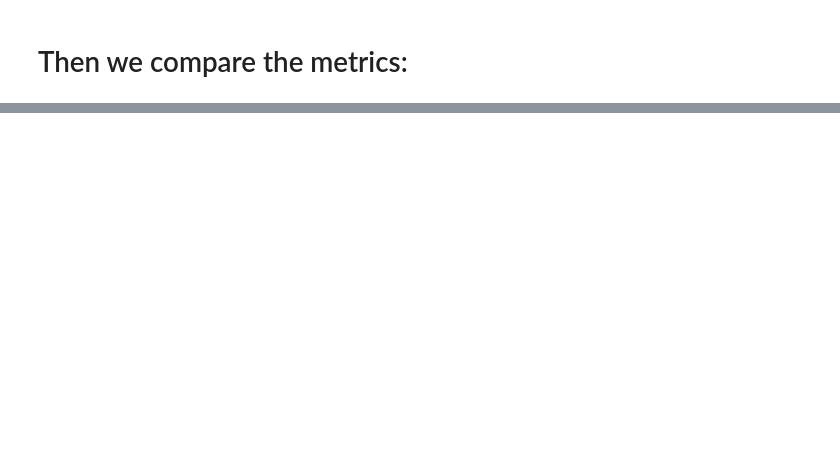
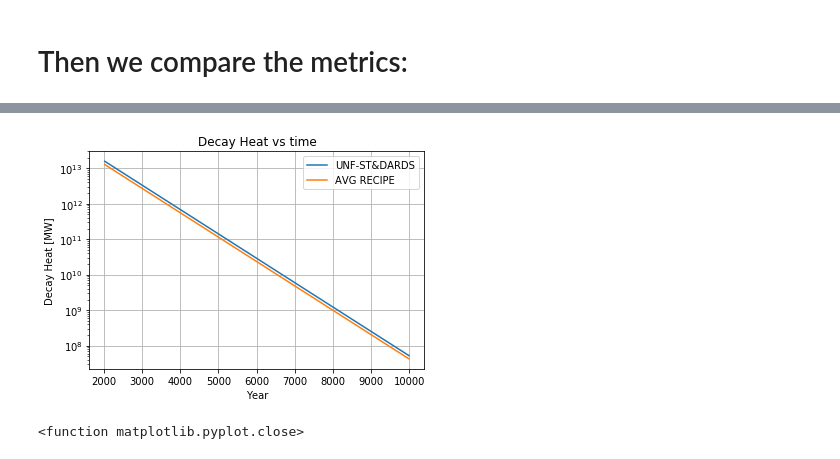
Before and after one commit to katyhuff/2018-bae-ornl, a Jupyter notebook: input/udb/udb-sensitivity.ipynb, the cells around one changed output, grey strips where cells are left out. Cells and saved outputs as stored; diff of their text form; code cells hidden in the pictures; blank space fills up the shorter version.

```diff
--- a/input/udb/udb-sensitivity.ipynb
+++ b/input/udb/udb-sensitivity.ipynb
@@ -183,0 +370,33 @@ def decay_heat(assem_dict):
+# %%
+def lump_dict_to_mat(assem_dict):
+    out_mat = Material({'H1':1},1e-6)
+    for key, val in assem_dict.items():
+        out_mat = out_mat + assem_dict[key]['mat']
+    return out_mat
+# %%
+decayed_lump_mat = lump_dict_to_mat(decayed_lump_dict)
+decayed_recipe_mat = lump_dict_to_mat(decayed_recipe_dict)
+# %%
+def plot_decay_heat(mat, start_year, end_year, n_grid=100):
+    heat_array = np.zeros(n_grid)
+    time_array = np.linspace(0, ((end_year - start_year) * (3600 * 24 * 365)), n_grid)
+    time_axis = np.linspace(start_year, end_year, n_grid)
+    for index, time in enumerate(time_array):
+        decayed = mat.decay(time)
+        heat_array[index] = nansum(decayed.decay_heat())
+    return time_axis, heat_array
+
+def plot_activity(mat, start_year, end_year, n_grid=100):
+    heat_array = np.zeros(n_grid)
+    time_array = np.linspace(0, ((end_year - start_year) * (3600 * 24 * 365)), n_grid)
+    time_axis = np.linspace(start_year, end_year, n_grid)
+    for index, time in enumerate(time_array):
+        decayed = mat.decay(time)
+        heat_array[index] = nansum(decayed.activity())
+    return time_axis, heat_array
+# %%
+time_acc, heat_acc = plot_decay_heat(decayed_lump_mat, 2020, 10000)
+time_rec, heat_rec = plot_decay_heat(decayed_recipe_mat, 2020, 10000)
+
+time_acc, act_acc = plot_activity(decayed_lump_mat, 2020, 10000)
+time_rec, act_rec = plot_activity(decayed_recipe_mat, 2020, 10000)
@@ -183,0 +406,13 @@ def decay_heat(assem_dict):
+# %%
+plt.semilogy(time_acc, heat_acc, label='UNF-ST&DARDS')
+plt.semilogy(time_rec, heat_rec, label='AVG RECIPE')
+plt.title('Decay Heat vs time')
+plt.xlabel('Year')
+plt.ylabel('Decay Heat [MW]')
+plt.legend()
+plt.grid()
+plt.show()
+plt.close
+# %% [output]
+[figure, added]
+<function matplotlib.pyplot.close>
```
Also changed, not shown: parts of 26 cells of this notebook, 2 other files.
